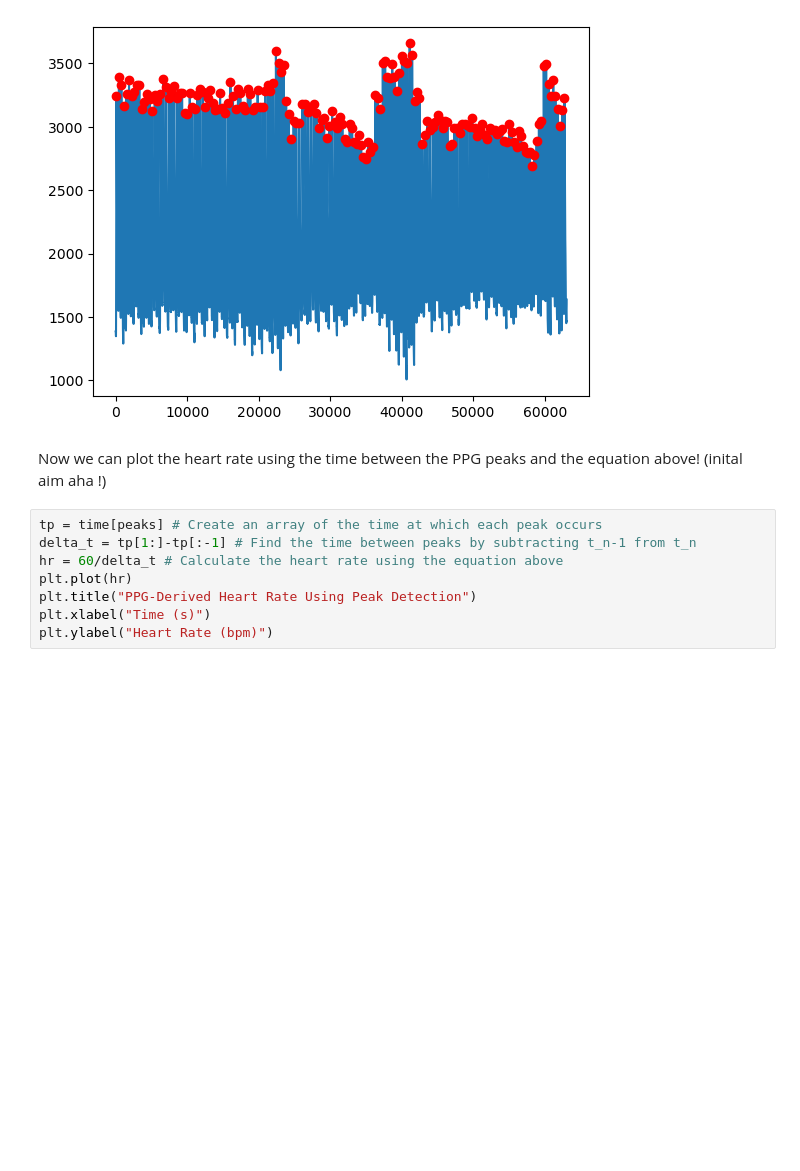
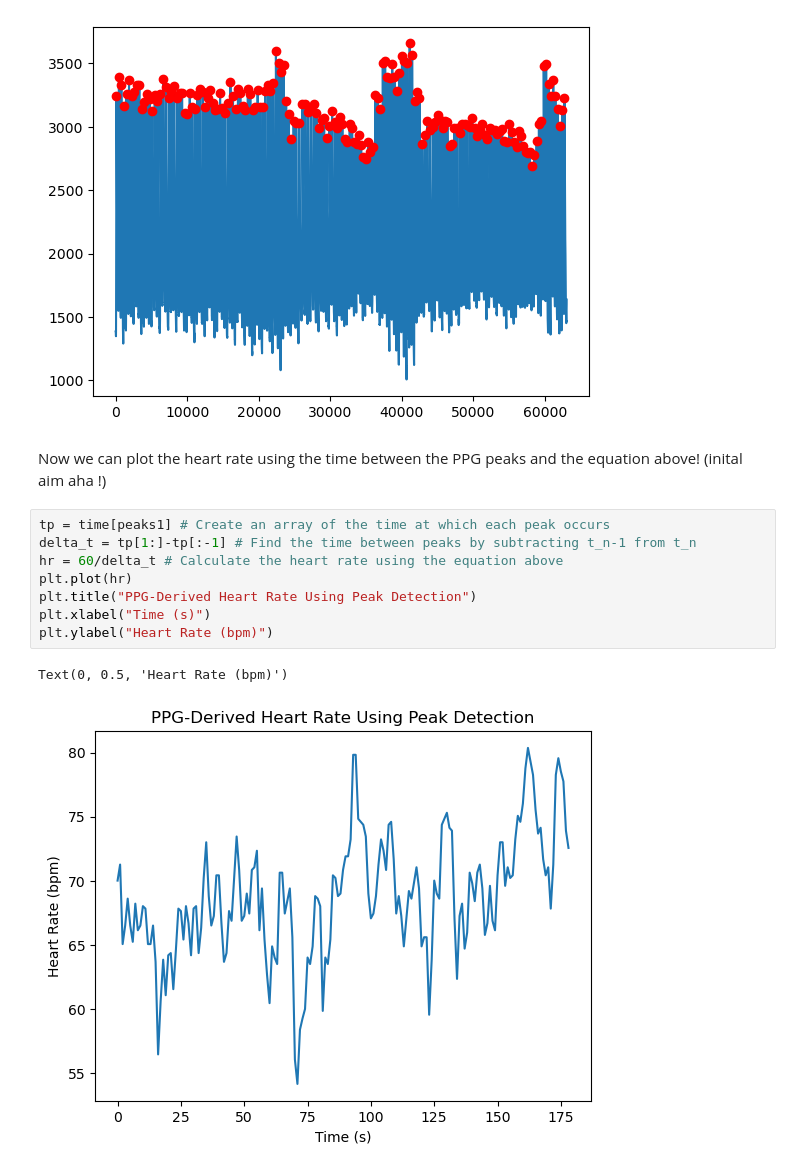
Before and after one commit to Olisoup/spacemed, a Jupyter notebook: session4.ipynb, the cells around one changed output. Cells and saved outputs as stored; diff of their text form; blank space fills up the shorter version.

```diff
--- a/session4.ipynb
+++ b/session4.ipynb
@@ -199,10 +199,13 @@ plt.plot(peaks1, subset[peaks1], "ro")
 # %% [markdown]
 Now we can plot the heart rate using the time between the PPG peaks and the equation above! (inital aim aha !)
 # %%
-tp = time[peaks] # Create an array of the time at which each peak occurs
+tp = time[peaks1] # Create an array of the time at which each peak occurs
 delta_t = tp[1:]-tp[:-1] # Find the time between peaks by subtracting t_n-1 from t_n
 hr = 60/delta_t # Calculate the heart rate using the equation above
 plt.plot(hr)
 plt.title("PPG-Derived Heart Rate Using Peak Detection")
 plt.xlabel("Time (s)")
 plt.ylabel("Heart Rate (bpm)")
+# %% [output]
+Text(0, 0.5, 'Heart Rate (bpm)')
+[figure, added]
```
Also changed, not shown: parts of 2 cells of this notebook, 1 other file.
